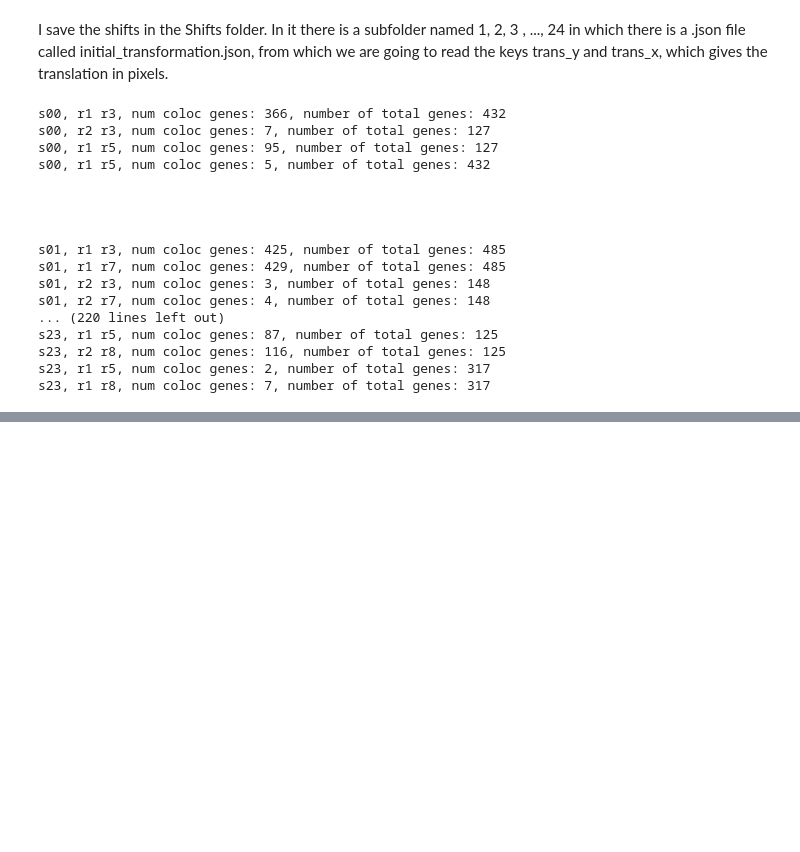
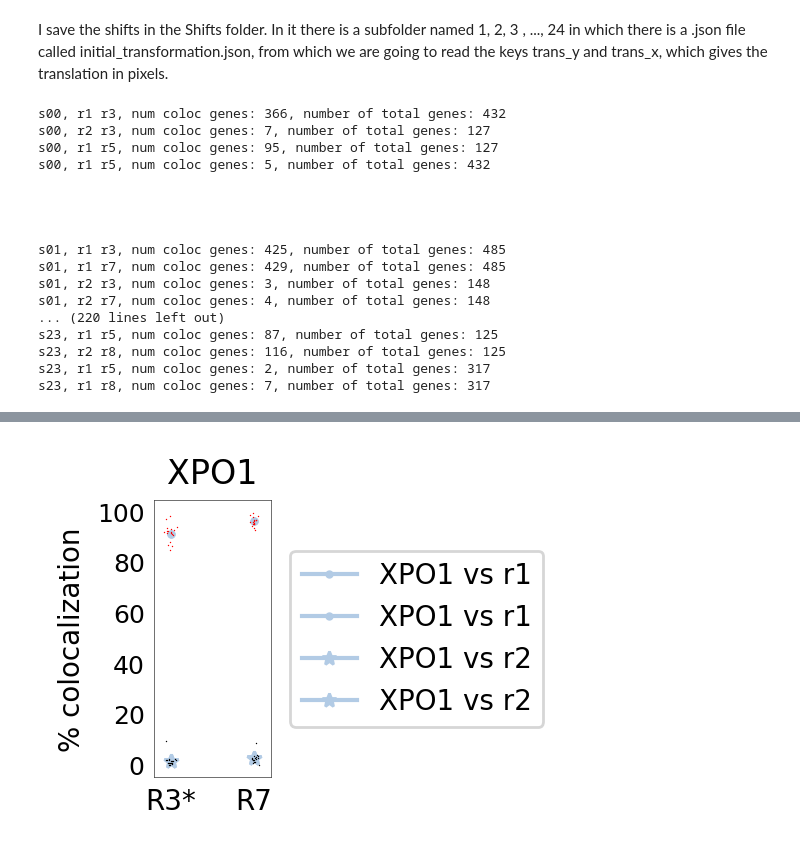
Before and after one commit to fish-quant/autofish-analysis, a Jupyter notebook: autofish_analysis/saber_xpo1_nkfb_roundsfig_3/Code/Align_and_compute_colocalization.ipynb, the cells around one changed output, grey strips where cells are left out. Cells and saved outputs as stored; diff of their text form; code cells hidden in the pictures; blank space fills up the shorter version.

Commit message:
colocalization figure updated

```diff
--- a/autofish_analysis/saber_xpo1_nkfb_roundsfig_3/Code/Align_and_compute_colocalization.ipynb
+++ b/autofish_analysis/saber_xpo1_nkfb_roundsfig_3/Code/Align_and_compute_colocalization.ipynb
@@ -638,6 +638,14 @@ def compute_colocalization_percentage(df: pd.DataFrame, round_A: str, round_B: s
 
     coloc_ab    = 100 * n_ab_sum / n_tot_sum
     return coloc_ab
+# %%
+def extract_coloc_per_field(df: pd.DataFrame, round_A: str, round_B: str, option_type_A=True):
+    if option_type_A:
+            norm = '#rna type A'
+    else:
+            norm = '#rna type B'
+    return 100*(df[(df['round A'] == round_A)&(df['round B'] == round_B)]['#_pairs_coloc_d2'] \
+                /df[(df['round A'] == round_A)&(df['round B'] == round_B)][norm]).dropna().to_numpy()
 # %%
 c_13 = compute_colocalization_percentage(df_filtered, 'r1', 'r3', option_type_A=False)
 c_17 = compute_colocalization_percentage(df_filtered, 'r1', 'r7', option_type_A=False)
@@ -650,5 +658,17 @@ c_28 = compute_colocalization_percentage(df_filtered, 'r2', 'r8', option_type_A=
 
 c_15 = compute_colocalization_percentage(df_filtered, 'r1', 'r5', option_type_A=False)
 c_18 = compute_colocalization_percentage(df_filtered, 'r1', 'r8', option_type_A=False)
+# %%
+h_c13_e = extract_coloc_per_field(df_coloc,'r1', 'r3', option_type_A=False)
+h_c17_e = extract_coloc_per_field(df_coloc,'r1', 'r7', option_type_A=False)
+
+h_c23_e = extract_coloc_per_field(df_coloc,'r2', 'r3', option_type_A=False)
+h_c27_e = extract_coloc_per_field(df_coloc,'r2', 'r7', option_type_A=False)
+
+h_c25_e = extract_coloc_per_field(df_coloc,'r2', 'r5', option_type_A=False)
+h_c28_e = extract_coloc_per_field(df_coloc,'r2', 'r8', option_type_A=False)
+
+h_c15_e = extract_coloc_per_field(df_coloc,'r1', 'r5', option_type_A=False)
+h_c18_e = extract_coloc_per_field(df_coloc,'r1', 'r8', option_type_A=False)
 # %%
 # XPO1
@@ -736,0 +675,50 @@ fig.savefig('percent_coloc_nfkb1a_V4.svg')
+# %%
+plt.rcParams['figure.facecolor'] = 'white'
+plt.rcParams['axes.facecolor'] = 'white'
+thin_line_properties = {
+    'linewidth': 0.2  # Set the desired linewidth here
+}
+colors = ['#94c9de00','#94c9de00','#94c9de00']
+
+fig, ax = plt.subplots(figsize=(0.75, 1.8), dpi=200)
+############
+
+v = 0.03
+ax.plot([1,1],[c_13, c_13], color= '#b2cbe5', label= 'XPO1 vs r1', marker = 'o', markersize=2)
+ax.plot(np.ones_like(h_c13_e) + np.random.randn(len(h_c13_e))*v, h_c13_e,'o', markersize=0.5, color = 'r',
+        markerfacecolor='r', markeredgecolor='r', markeredgewidth=0)
+
+ax.plot([2,2],[c_17, c_17], color= '#b2cbe5', label= 'XPO1 vs r1', marker = 'o', markersize=2)
+ax.plot(2*np.ones_like(h_c17_e) + np.random.randn(len(h_c17_e))*v, h_c17_e,'o', markersize=0.5, color = 'r',
+        markerfacecolor='r', markeredgecolor='r', markeredgewidth=0)
+
+
+ax.plot([1,1],[c_23, c_23], color= '#b2cbe5', label= 'XPO1 vs r2', marker = '*', markersize=5)
+ax.plot(np.ones_like(h_c23_e) + np.random.randn(len(h_c23_e))*v, h_c23_e,'o', markersize=0.5, color = 'k',
+        markerfacecolor='k', markeredgecolor='k', markeredgewidth=0)
+
+ax.plot([2,2],[c_27, c_27], color= '#b2cbe5', label= 'XPO1 vs r2', marker = '*', markersize=5)
+ax.plot(2*np.ones_like(h_c27_e) + np.random.randn(len(h_c27_e))*v, h_c27_e,'o', markersize=0.5, color = 'k',
+        markerfacecolor='k', markeredgecolor='k', markeredgewidth=0)
+ax.set_ylabel('% colocalization',fontsize=10)
+
+new_tick_positions = [1, 2]
+ax.set_xticks(new_tick_positions)
+new_labels = ['R3*','R7']
+ax.set_xlim([0.8, 2.2])
+ax.set_xticklabels(new_labels, fontsize=10);
+ax.tick_params(axis='y', labelsize=9,  length=0.0)
+ax.set_yticks([0, 20, 40,60, 80, 100])
+ax.set_title('XPO1');
+ax.tick_params(axis='x', length=0.0)
+
+for spine in ['top', 'bottom', 'left', 'right']:
+    ax.spines[spine].set_linewidth(0.2)
+
+
+ax.legend(loc='center left', bbox_to_anchor=(1.05, 0.5));
+
+
+fig.savefig('percent_coloc_xpo1_V5.svg')
+# %% [output]
+[figure, added]
```
Also changed, not shown: parts of 4 cells of this notebook.
